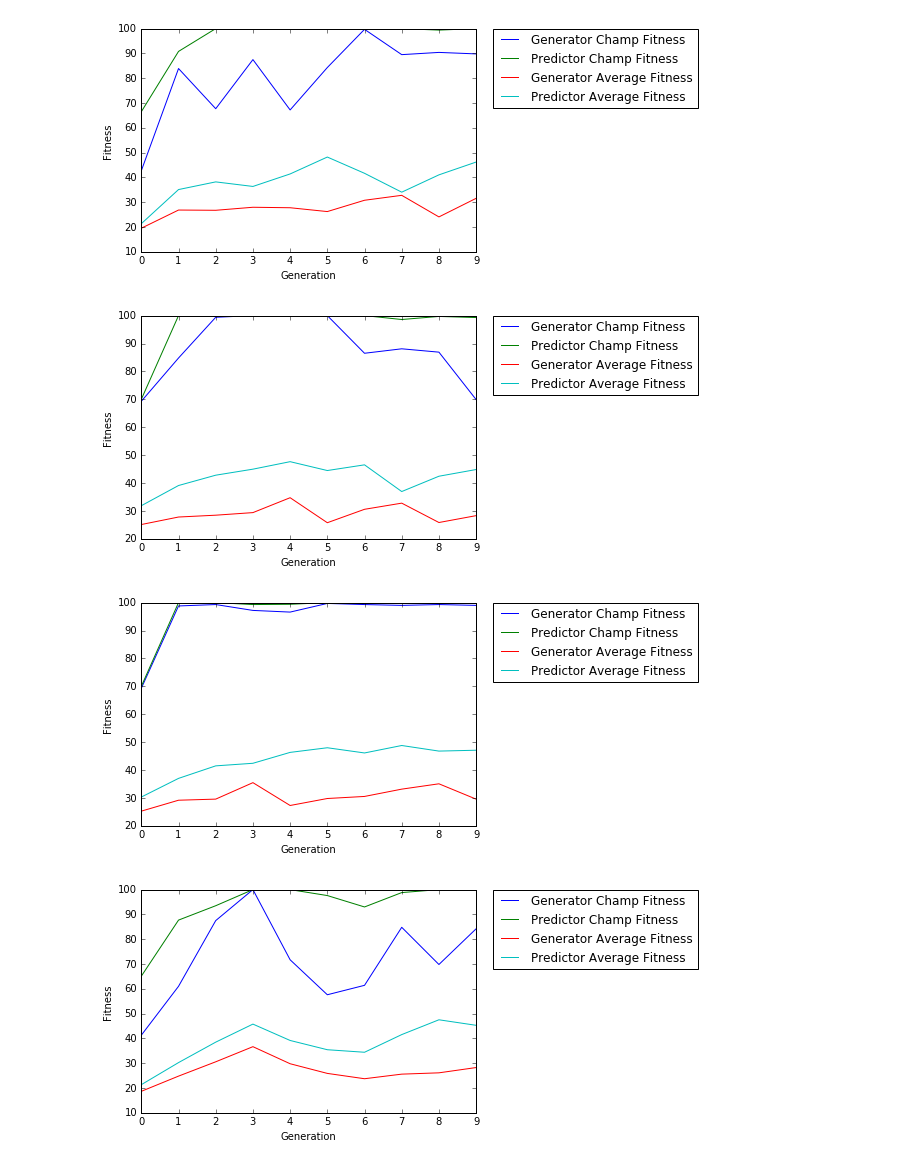
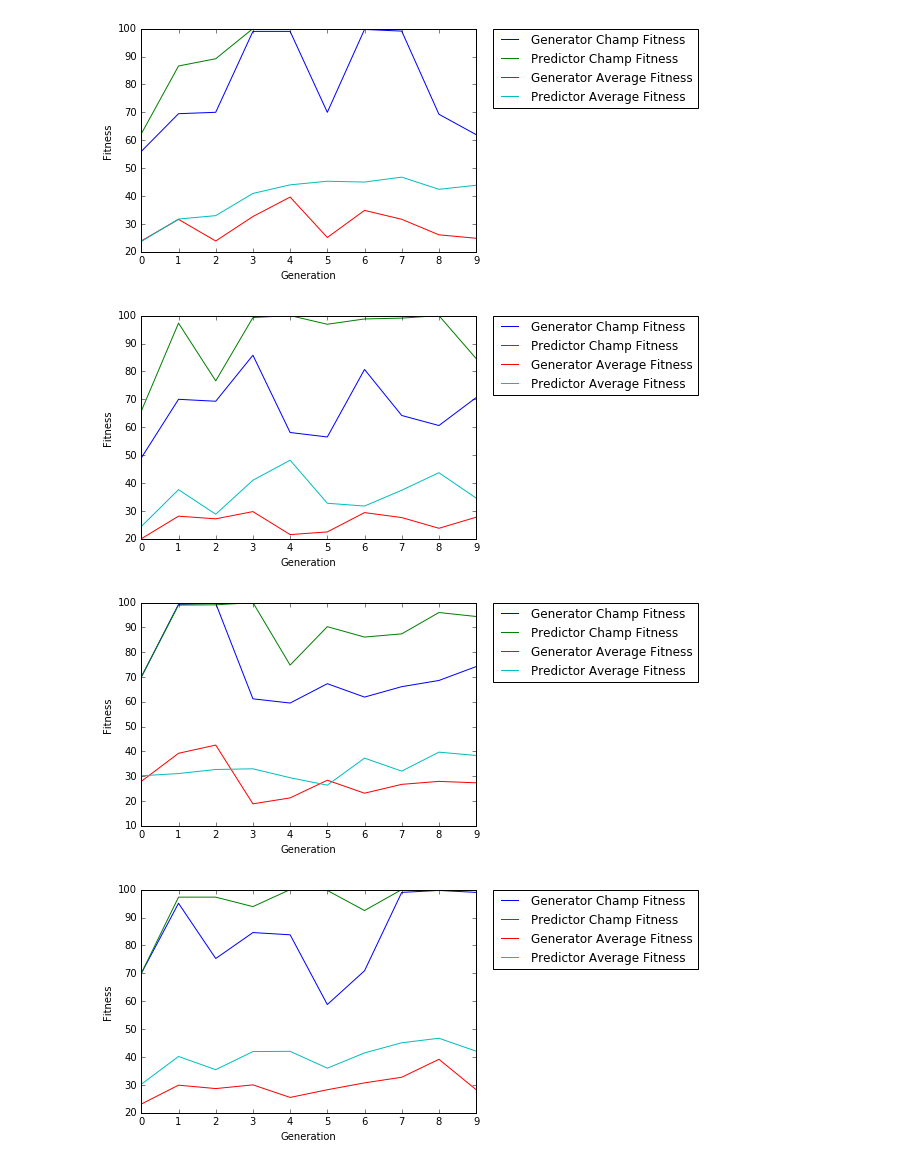
Before and after one commit to nrkfeller/co-evolution_game, a Jupyter notebook: proj.ipynb, the cells around one changed output. Drawn from its saved outputs; the diff is of its cells as text; code cells hidden in the pictures.

```diff
--- a/proj.ipynb
+++ b/proj.ipynb
@@ -21,7 +21,7 @@ class Predictor(object):
         # make players start with some rules
 
     def getRules(self, ruleset):
-        for i in xrange(0, random.randint(0,20)):
+        for i in xrange(0, random.randint(5,10)):
             key = random.choice(ruleset.keys())
             newrule = random.choice(ruleset[key])
             self.rules.append(newrule)
@@ -149,7 +149,7 @@ class Generator(object):
         return randgen
 
     def getRules(self, ruleset):
-        for i in xrange(0, random.randint(0,20)):
+        for i in xrange(0, random.randint(5,10)):
             key = random.choice(ruleset.keys())
             newrule = random.choice(ruleset[key])
             self.rules.append(newrule)
@@ -228,5 +233,11 @@ print gen.rules"""
 # %%
-def playGame(numberOfPlayers, numOfGenerations):
+def playGame(numberOfPlayers, numOfGenerations, alpha = 0.7):
+
+
+    def fitness(player):
+        return player.gameScore*alpha + player.lastScore*(1-alpha)
+
+
     predictionTeam = []
     generationTeam = []
 
@@ -257,12 +268,12 @@ def playGame(numberOfPlayers, numOfGenerations):
             for predPlayer in predictionTeam:
                 playerPrediction = predPlayer.predict(GenChamp)
                 if playerPrediction == championGeneration:
-                    predPlayer.predictorWins()
+                    predPlayer.gameScore += 1
 
             for genPlayer in generationTeam:
                 playerGeneration = genPlayer.generate()
                 if playerGeneration != championPrediction:
-                    genPlayer.generatorWins()
+                    genPlayer.gameScore += 1
 
 
 
@@ -311,6 +322,7 @@ def playGame(numberOfPlayers, numOfGenerations):
 
 
 
+
     plt.plot(genchampfitness, label='Generator Champ Fitness')
     plt.plot(prechampfitness, label='Predictor Champ Fitness')
     plt.plot(genAvgfitness, label='Generator Average Fitness')
@@ -330,17 +338,17 @@ def fitness(player):
 # %%
-playGame(100,10)
+playGame(20,10)
 # %% [output]
-[figure, old version]
+[figure, new version]
 # %%
-playGame(100,10)
+playGame(20,10)
 # %% [output]
-[figure, old version]
+[figure, new version]
 # %%
-playGame(100,10)
+playGame(20,10)
 # %% [output]
-[figure, old version]
+[figure, new version]
 # %%
-playGame(100,10)
+playGame(20,10)
 # %% [output]
-[figure, old version]
+[figure, new version]
 # %%
```
Also changed, not shown: parts of 12 cells of this notebook, 3 other files.
